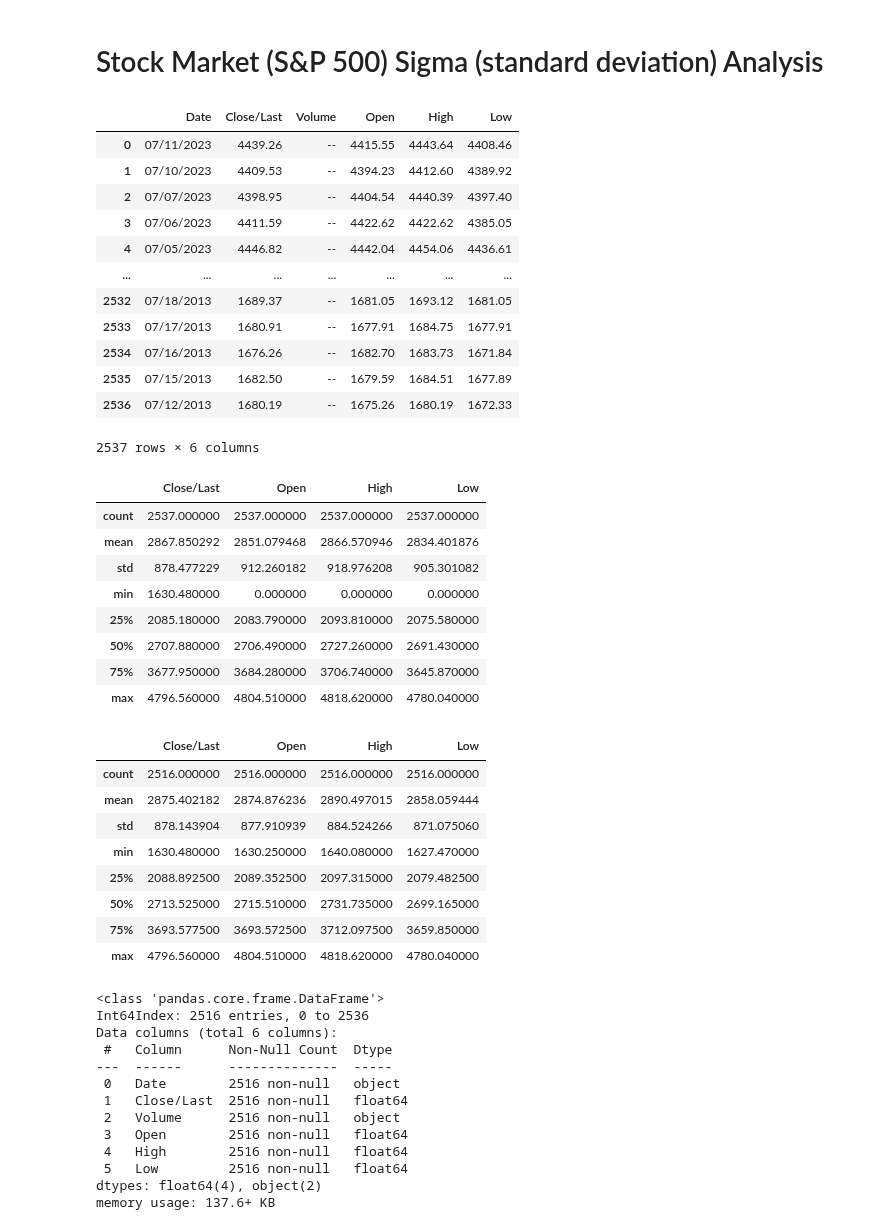
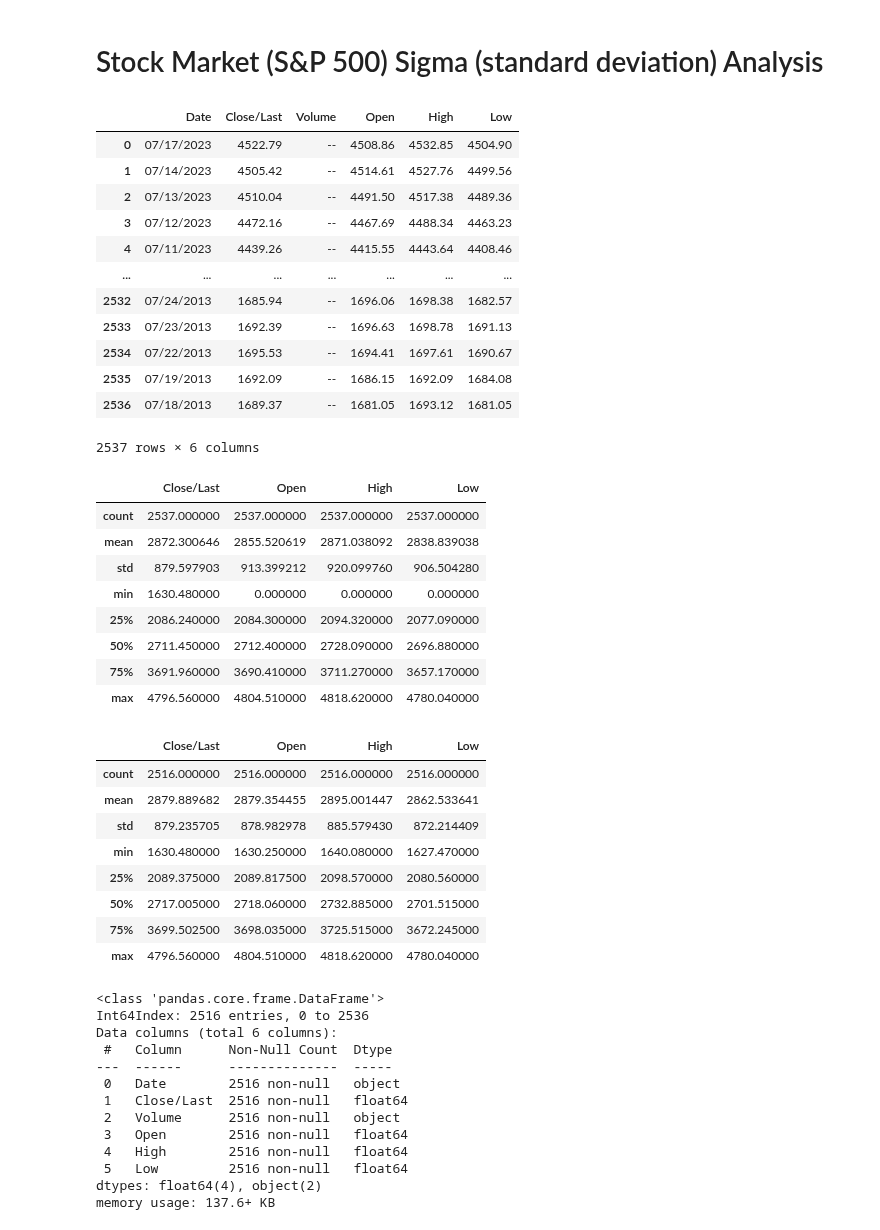
Before and after one commit to JohnBroberg/StockMarketSigma, a Jupyter notebook: StockMarketSigma.ipynb, the cells around one changed output. Saved outputs shown, nothing was run; the diff lists cells and outputs as text; code cells hidden in the pictures.

```diff
--- a/StockMarketSigma.ipynb
+++ b/StockMarketSigma.ipynb
@@ -4,57 +4,57 @@
 #created by John Broberg on 2022-05-29
 #inspired by "LET THE WILD RUMPUS BEGIN" by JEREMY GRANTHAM of GMO
 #ref. https://www.gmo.com/globalassets/articles/viewpoints/2022/gmo_let-the-wild-rumpus-begin_1-22.pdf
 
 #https://www.gmo.com/americas/research-library/entering-the-superbubbles-final-act/
 #"...superbubbles – 2.5 to 3 sigma events..."
 #"...ordinary 2 sigma bubbles..."
 #"Ordinary bubbles are, to us, those that reach a 2 sigma deviation from trend. Superbubbles reach 2.5 sigma or greater."
 
 #source data: https://www.nasdaq.com/market-activity/index/spx/historical
 
 #cd
 #cd git/StockMarketSigma
 #git pull https://github.com/JohnBroberg/StockMarketSigma.git
 
 #Get trendline equation
 #https://stackoverflow.com/questions/49460596/add-trendline-with-equation-in-2d-array
 #https://stackoverflow.com/questions/26447191/how-to-add-trendline-in-python-matplotlib-dot-scatter-graphs
 
 
 import pandas as pd
 import numpy as np
 import matplotlib.pyplot as plt
 import seaborn as sns
 
-data = 'HistoricalData_1689206418648.csv'
+data = 'HistoricalData_1689716143064.csv'
 df = pd.read_csv(data)
 
 df
 # %% [output]
 |  | Date | Close/Last | Volume | Open | High | Low |
-| 0 | 07/11/2023 | 4439.26 | -- | 4415.55 | 4443.64 | 4408.46 |
-| 1 | 07/10/2023 | 4409.53 | -- | 4394.23 | 4412.60 | 4389.92 |
-| 2 | 07/07/2023 | 4398.95 | -- | 4404.54 | 4440.39 | 4397.40 |
-| 3 | 07/06/2023 | 4411.59 | -- | 4422.62 | 4422.62 | 4385.05 |
-| 4 | 07/05/2023 | 4446.82 | -- | 4442.04 | 4454.06 | 4436.61 |
+| 0 | 07/17/2023 | 4522.79 | -- | 4508.86 | 4532.85 | 4504.90 |
+| 1 | 07/14/2023 | 4505.42 | -- | 4514.61 | 4527.76 | 4499.56 |
+| 2 | 07/13/2023 | 4510.04 | -- | 4491.50 | 4517.38 | 4489.36 |
+| 3 | 07/12/2023 | 4472.16 | -- | 4467.69 | 4488.34 | 4463.23 |
+| 4 | 07/11/2023 | 4439.26 | -- | 4415.55 | 4443.64 | 4408.46 |
 | ... | ... | ... | ... | ... | ... | ... |
-| 2532 | 07/18/2013 | 1689.37 | -- | 1681.05 | 1693.12 | 1681.05 |
-| 2533 | 07/17/2013 | 1680.91 | -- | 1677.91 | 1684.75 | 1677.91 |
-| 2534 | 07/16/2013 | 1676.26 | -- | 1682.70 | 1683.73 | 1671.84 |
-| 2535 | 07/15/2013 | 1682.50 | -- | 1679.59 | 1684.51 | 1677.89 |
-| 2536 | 07/12/2013 | 1680.19 | -- | 1675.26 | 1680.19 | 1672.33 |
+| 2532 | 07/24/2013 | 1685.94 | -- | 1696.06 | 1698.38 | 1682.57 |
+| 2533 | 07/23/2013 | 1692.39 | -- | 1696.63 | 1698.78 | 1691.13 |
+| 2534 | 07/22/2013 | 1695.53 | -- | 1694.41 | 1697.61 | 1690.67 |
+| 2535 | 07/19/2013 | 1692.09 | -- | 1686.15 | 1692.09 | 1684.08 |
+| 2536 | 07/18/2013 | 1689.37 | -- | 1681.05 | 1693.12 | 1681.05 |
 2537 rows × 6 columns
 # %%
 df.describe()
 # %% [output]
 |  | Close/Last | Open | High | Low |
 | count | 2537.000000 | 2537.000000 | 2537.000000 | 2537.000000 |
-| mean | 2867.850292 | 2851.079468 | 2866.570946 | 2834.401876 |
-| std | 878.477229 | 912.260182 | 918.976208 | 905.301082 |
+| mean | 2872.300646 | 2855.520619 | 2871.038092 | 2838.839038 |
+| std | 879.597903 | 913.399212 | 920.099760 | 906.504280 |
 | min | 1630.480000 | 0.000000 | 0.000000 | 0.000000 |
-| 25% | 2085.180000 | 2083.790000 | 2093.810000 | 2075.580000 |
-| 50% | 2707.880000 | 2706.490000 | 2727.260000 | 2691.430000 |
-| 75% | 3677.950000 | 3684.280000 | 3706.740000 | 3645.870000 |
+| 25% | 2086.240000 | 2084.300000 | 2094.320000 | 2077.090000 |
+| 50% | 2711.450000 | 2712.400000 | 2728.090000 | 2696.880000 |
+| 75% | 3691.960000 | 3690.410000 | 3711.270000 | 3657.170000 |
 | max | 4796.560000 | 4804.510000 | 4818.620000 | 4780.040000 |
 # %%
 #remove holidays (Open == 0)
@@ -64,12 +64,12 @@ df.describe()
 # %% [output]
 |  | Close/Last | Open | High | Low |
 | count | 2516.000000 | 2516.000000 | 2516.000000 | 2516.000000 |
-| mean | 2875.402182 | 2874.876236 | 2890.497015 | 2858.059444 |
-| std | 878.143904 | 877.910939 | 884.524266 | 871.075060 |
+| mean | 2879.889682 | 2879.354455 | 2895.001447 | 2862.533641 |
+| std | 879.235705 | 878.982978 | 885.579430 | 872.214409 |
 | min | 1630.480000 | 1630.250000 | 1640.080000 | 1627.470000 |
-| 25% | 2088.892500 | 2089.352500 | 2097.315000 | 2079.482500 |
-| 50% | 2713.525000 | 2715.510000 | 2731.735000 | 2699.165000 |
-| 75% | 3693.577500 | 3693.572500 | 3712.097500 | 3659.850000 |
+| 25% | 2089.375000 | 2089.817500 | 2098.570000 | 2080.560000 |
+| 50% | 2717.005000 | 2718.060000 | 2732.885000 | 2701.515000 |
+| 75% | 3699.502500 | 3698.035000 | 3725.515000 | 3672.245000 |
 | max | 4796.560000 | 4804.510000 | 4818.620000 | 4780.040000 |
 # %%
 df.info()
```
Also changed, not shown: parts of 9 cells of this notebook, 2 other files.
